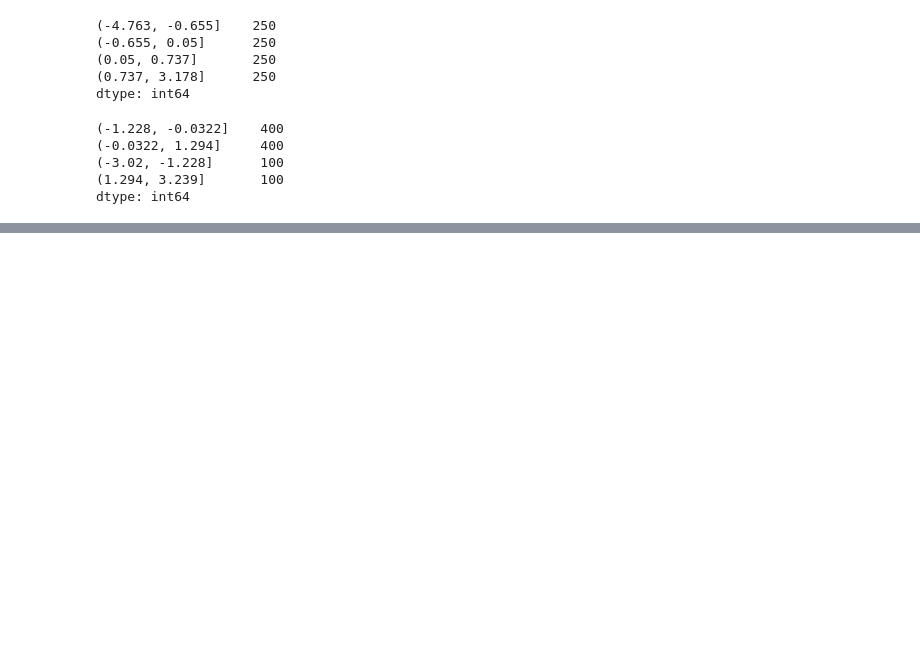
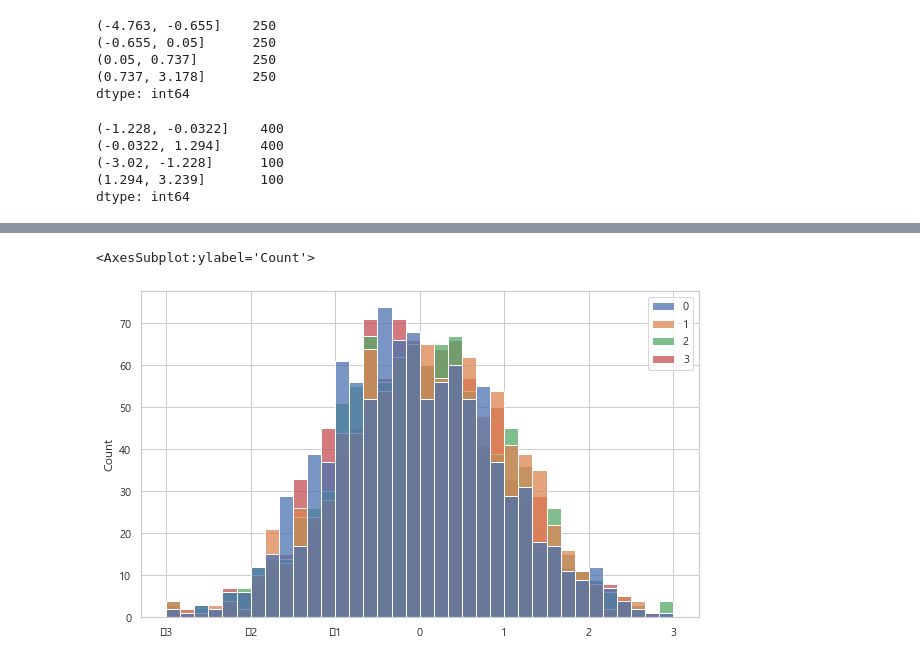
Before and after one commit to netager/Quick_Ref, a Jupyter notebook: data_analysis/Pandas/pandas_basic.ipynb, the cells around one changed output, grey strips where cells are left out. Cells and saved outputs as stored; diff of their text form; code cells hidden in the pictures; blank space fills up the shorter version.

```diff
--- a/data_analysis/Pandas/pandas_basic.ipynb
+++ b/data_analysis/Pandas/pandas_basic.ipynb
@@ -1486,0 +1633,4 @@ dtype: int64
+# %%
+# Outliers 처리
+data[np.abs(data) > 3] = np.sign(data) * 3
+data.describe()
@@ -1486,0 +1647,5 @@ dtype: int64
+# %%
+sns.histplot(data)
+# %% [output]
+<AxesSubplot:ylabel='Count'>
+[figure, added]
```
Also changed, not shown: parts of 133 cells of this notebook, 1 other file.
